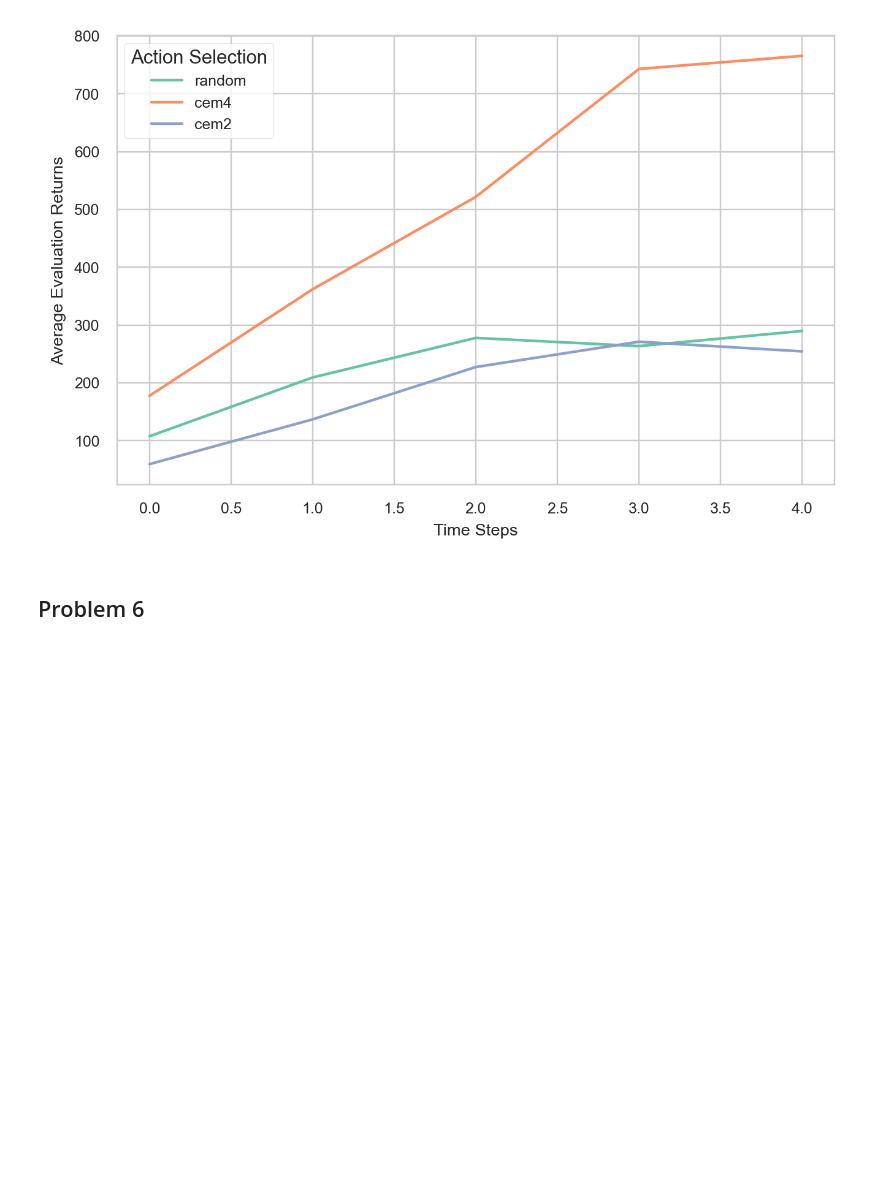
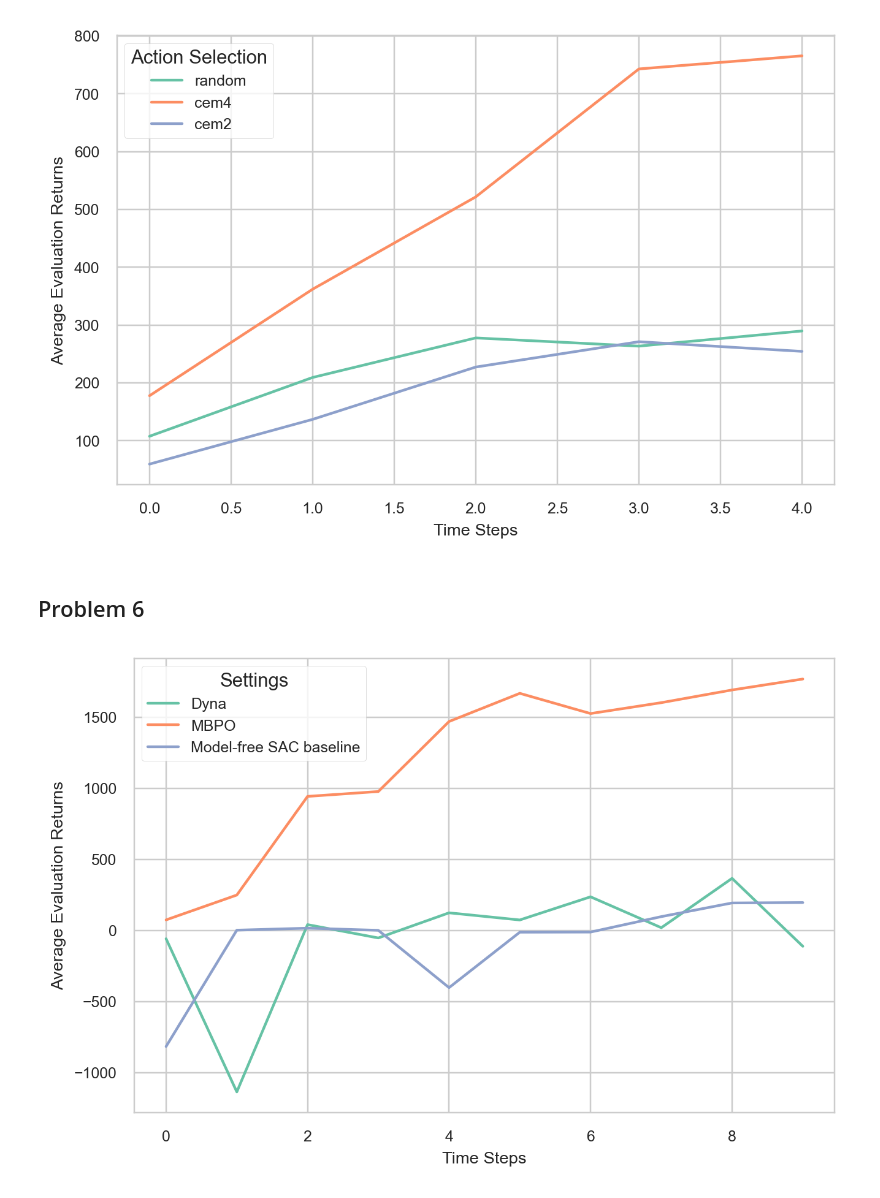
Before and after one commit to ChocolateDave/cs285_homework_fall2022, a Jupyter notebook: notebooks/hw4_analysis.ipynb, the cells around one changed output. Cells and saved outputs as stored; diff of their text form; code cells hidden in the pictures; blank space fills up the shorter version.

```diff
--- a/notebooks/hw4_analysis.ipynb
+++ b/notebooks/hw4_analysis.ipynb
@@ -173,0 +168,27 @@ name_map = {
+# %%
+name_map = {
+    'rlen1': 'Dyna',
+    'rlen10': 'MBPO',
+    'rlenl0': 'Model-free SAC baseline'
+}
+df_list = []
+for filename in os.listdir('./data/hw4/q6'):
+    df = pd.read_csv(osp.join('./data/hw4/q6', filename))
+    _process_df(df, name='Average Evaluation Returns')
+    df['Settings'] = name_map[filename.split('_')[3]]
+    df_list.append(df)
+
+df = pd.concat(df_list, axis=0).sort_values('Settings')
+fig, ax = plt.subplots(1, 1, figsize=(6, 4), dpi=224)
+ax = sns.lineplot(
+    data=df,
+    x='Time Steps',
+    y='Average Evaluation Returns',
+    hue='Settings',
+    palette='Set2',
+    ax=ax
+)
+fig.tight_layout()
+fig.savefig('../docs/hw4_report/img/q6.png', dpi=600)
+# %% [output]
+[figure, added]
```
Also changed, not shown: parts of 1 cell of this notebook, 17 other files.
